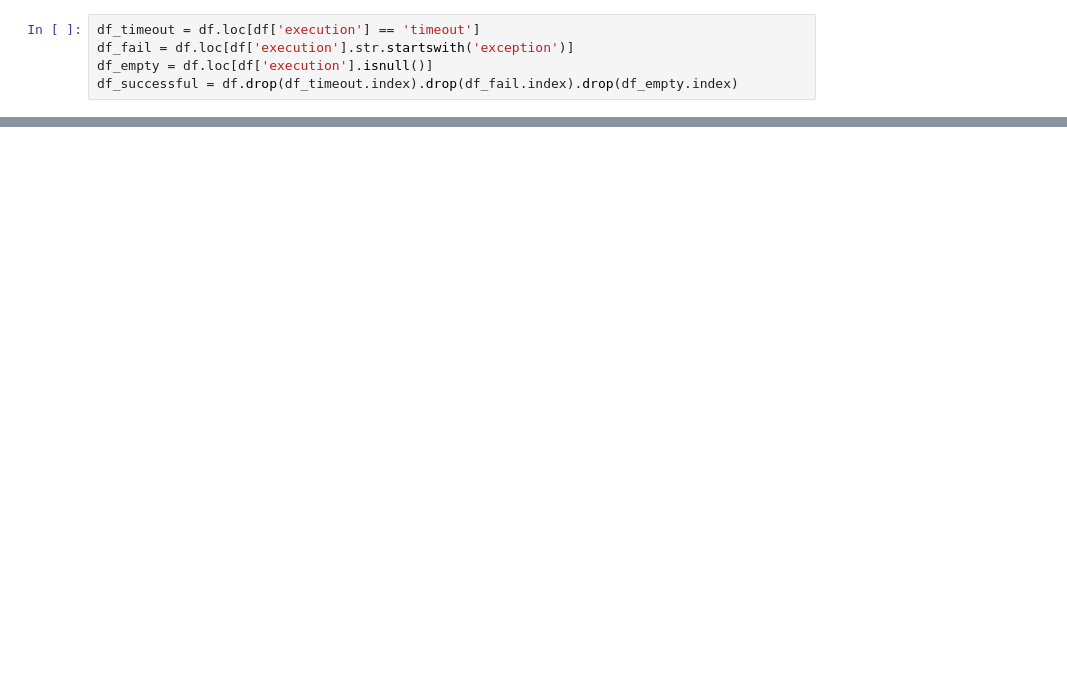
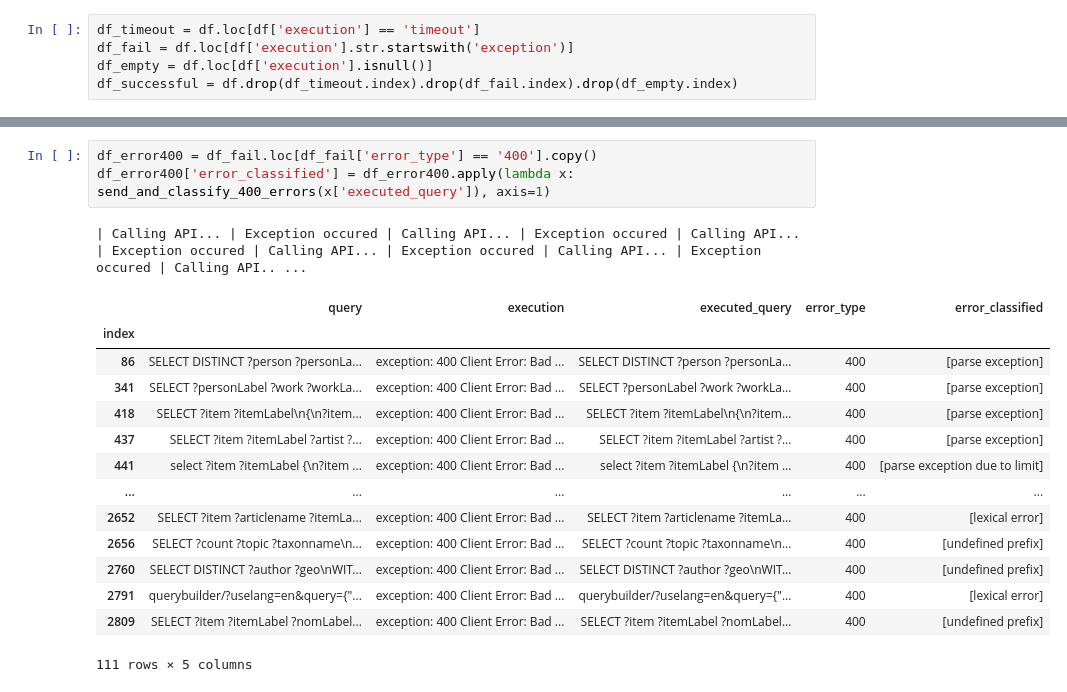
Before and after one commit to Gratic/Finetuning-LLM-for-SPARQL-generation, a Jupyter notebook: scripts/Analyse_execution_queries.ipynb, the cells around one changed output, grey strips where cells are left out. Saved outputs shown, nothing was run; the diff lists cells and outputs as text; blank space fills up the shorter version.

```diff
--- a/scripts/Analyse_execution_queries.ipynb
+++ b/scripts/Analyse_execution_queries.ipynb
@@ -156,0 +251,19 @@ ORDER BY ?url_comp2
+# %%
+df_error400 = df_fail.loc[df_fail['error_type'] == '400'].copy()
+df_error400['error_classified'] = df_error400.apply(lambda x: send_and_classify_400_errors(x['executed_query']), axis=1)
+# %% [output]
+| Calling API... | Exception occured | Calling API... | Exception occured | Calling API... | Exception occured | Calling API... | Exception occured | Calling API... | Exception occured | Calling API.. ...
+|  | query | execution | executed_query | error_type | error_classified |
+| index |  |  |  |  |  |
+| 86 | SELECT DISTINCT ?person ?personLa... | exception: 400 Client Error: Bad ... | SELECT DISTINCT ?person ?personLa... | 400 | [parse exception] |
+| 341 | SELECT ?personLabel ?work ?workLa... | exception: 400 Client Error: Bad ... | SELECT ?personLabel ?work ?workLa... | 400 | [parse exception] |
+| 418 | SELECT ?item ?itemLabel\n{\n?item... | exception: 400 Client Error: Bad ... | SELECT ?item ?itemLabel\n{\n?item... | 400 | [parse exception] |
+| 437 | SELECT ?item ?itemLabel ?artist ?... | exception: 400 Client Error: Bad ... | SELECT ?item ?itemLabel ?artist ?... | 400 | [parse exception] |
+| 441 | select ?item ?itemLabel {\n?item ... | exception: 400 Client Error: Bad ... | select ?item ?itemLabel {\n?item ... | 400 | [parse exception due to limit] |
+| ... | ... | ... | ... | ... | ... |
+| 2652 | SELECT ?item ?articlename ?itemLa... | exception: 400 Client Error: Bad ... | SELECT ?item ?articlename ?itemLa... | 400 | [lexical error] |
+| 2656 | SELECT ?count ?topic ?taxonname\n... | exception: 400 Client Error: Bad ... | SELECT ?count ?topic ?taxonname\n... | 400 | [undefined prefix] |
+| 2760 | SELECT DISTINCT ?author ?geo\nWIT... | exception: 400 Client Error: Bad ... | SELECT DISTINCT ?author ?geo\nWIT... | 400 | [undefined prefix] |
+| 2791 | querybuilder/?uselang=en&query={"... | exception: 400 Client Error: Bad ... | querybuilder/?uselang=en&query={"... | 400 | [lexical error] |
+| 2809 | SELECT ?item ?itemLabel ?nomLabel... | exception: 400 Client Error: Bad ... | SELECT ?item ?itemLabel ?nomLabel... | 400 | [undefined prefix] |
+111 rows × 5 columns
```
Also changed, not shown: parts of 11 cells of this notebook, 2 other files.
